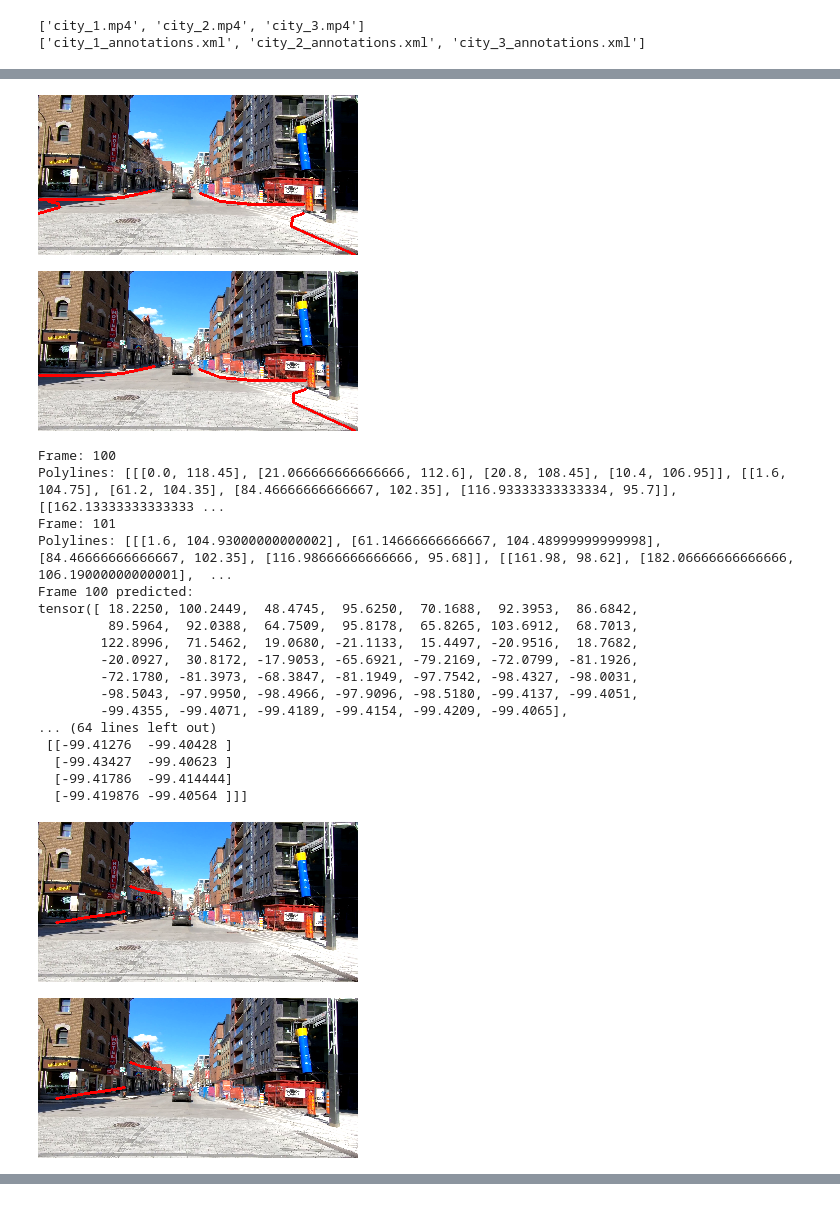
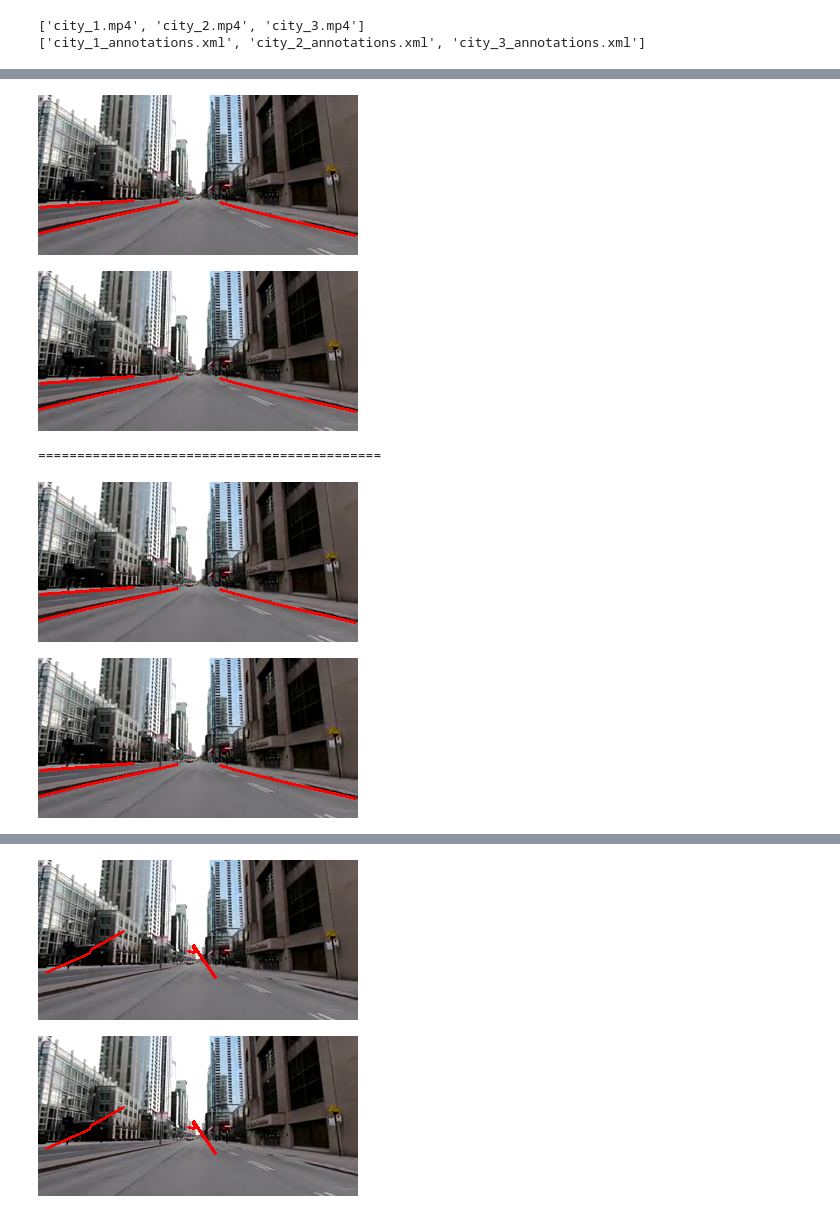
Before and after one commit to pAplakidis/OpenCRD, a Jupyter notebook: notebooks/train_test_re_colab.ipynb, the cells around one changed output, grey strips where cells are left out. Cells and saved outputs as stored; diff of their text form; code cells hidden in the pictures.

```diff
--- a/notebooks/train_test_re_colab.ipynb
+++ b/notebooks/train_test_re_colab.ipynb
@@ -528,15 +560,19 @@ class ResREDetector(nn.Module):
 def train(frames, annotations, model):
   #loss_function = nn.L1Loss().to(device) # mean absolute error
   loss_function = nn.MSELoss().to(device) # mean square error
+  #loss_function = nn.NLLLoss()  # TODO: NLL for loss (convert to Bayesian Network?), MSE for accuracy
+
   optim = torch.optim.Adam(model.parameters(), lr=0.01)  # TODO: try new learning rates (maybe increase the rate)
+  #optim = torch.optim.SGD(model.parameters(), lr=0.01, momentum=0)
 
   losses, accuracies = [], []
-  # TODO: try different BS and epochs
-  epochs = 11
+  # TODO: try different BS and epochs (lr=0.0001, epochs=500)
+  # for 0.001 epochs 500 no more than 150 is needed
+  epochs = 100
   BS = 128
 
   for epoch in range(epochs):
-    print("[+] Epoch", epoch)
+    print("[+] Epoch", epoch, "/", epochs)
     t = trange(0, len(frames)-BS, BS)
     epoch_losses = []
     for i in t:
@@ -545,13 +581,13 @@ def train(frames, annotations, model):
       Y_train = []
 
       rng = np.random.default_rng()
-      samp = rng.choice(len(frames), size=BS, replace=False)
+      samp = rng.choice(len(frames)-1, size=BS, replace=False)
       for j in samp:
         frame = frames[j]
         frame = np.moveaxis(frame, -1, 0) # [batch_size, channels, height, width]
         X_train.append(frame)
         flat_annot = serialize_polylines(annotations[j], model.n_coords, model.n_points, model.max_n_lines)
-        Y_train.append([flat_annot])
+        Y_train.append(flat_annot)
 
       """
       # NOTE: this might work better here, but it is not compatible with multitask learning
@@ -571,7 +607,10 @@ def train(frames, annotations, model):
       optim.zero_grad()
       out = model(X)
       #accuracy = (out == Y).float().mean()  # TODO: this might be wrong
-      loss = loss_function(out, Y)
+      #loss = loss_function(out, Y.long())
+      fit_loss = loss_function(out, Y)
+      complexity_loss = model.nn_kl_divergence()
+      loss = fit_loss + complexity_loss
       loss = loss.mean()
       loss.backward()
       optim.step()
@@ -580,7 +619,7 @@ def train(frames, annotations, model):
       loss = loss.item()
       #accuracy = accuracy.item()
       #losses.append(loss/100) # /100 so that we can see it in the graph
-      epoch_losses.append(loss/10000) # /10000 so that we can see it in the graph
+      epoch_losses.append(loss) # /10000 so that we can see it in the graph
       #accuracies.append(accuracy)
       #t.set_description("loss %.2f accuracy %.2f out %.2f" % (loss, accuracy, out.mean().item()))
       t.set_description("loss %.2f out %.2f" % (loss, out.mean().item()))
@@ -589,7 +628,8 @@ def train(frames, annotations, model):
     losses.append(np.array(epoch_losses).mean())
 
   # plot losses and accuracies
-  plt.ylim(-0.1, 1.1)
+  #plt.ylim(-1.0, 1.0)
+  plt.ylim(-1e+7, 1e+7)
   plot(losses)
   #plot(accuracies)
   #print(out)
@@ -602,10 +642,12 @@ if device.type == "cuda":
 #model = REDetector().to(device).train()
 model = ResREDetector(18, ResBlock, image_channels=3).to(device).train()
 
-for i in trange(0, len(video_files)):
+# TODO: check if we can overfit a small part of the data (if not, then need more layers)
+# NOTE: network might be bad cause of data (sometimes polylines[0] is not left road edge, which causes outliers)
+for i in trange(0, len(video_files) - 2):
   print("[~] Loading from files: %s , %s" % (base_dir+video_files[i], base_dir+annot_files[i]))
   frames, annotations = get_data(base_dir+video_files[i], base_dir+annot_files[i])
-  frames = conv_frames(frames)
+  frames = conv_frames(frames)  # TODO: convert all input videos to 320*160 so we don't have to waste time downscaling frames
   if i == 0:
     all_frames = frames
     all_annotations = annotations
@@ -674,9 +704,9 @@ def load_model(path):
   model.eval()
   print("Loaded model from", path)
   return model
-model_path = "/content/drive/MyDrive/OpenCRD_dataset/models/re_detector.pth"
+#model_path = "/content/drive/MyDrive/OpenCRD_dataset/models/re_detector.pth"
 #model_path = "/content/drive/MyDrive/OpenCRD_dataset/models/re_detector_nonrandom.pth"
-#model_path = "/content/drive/MyDrive/OpenCRD_dataset/models/re_detector_nonrandom_big.pth"
+model_path = "/content/drive/MyDrive/OpenCRD_dataset/models/re_detector_bayesian.pth"
 model = load_model(model_path).to(device)
 print(model)
 # %% [output]
@@ -709,63 +739,51 @@ def draw_polylines(frame, polylines):
     frame = cv2.polylines(frame, np.int32([polyline]), False, (0, 0, 255), 2)
   return frame
 
-eval_path = "/content/drive/MyDrive/OpenCRD_dataset/city_2.mp4"
+eval_path = "/content/drive/MyDrive/OpenCRD_dataset/city_1.mp4"
 annot_path = eval_path[:-4] + "_annotations.xml"
 
 frames, annotations = get_data(eval_path, annot_path)
-idx = 100
+idx = 900
 
+n_coords, n_points, max_n_lines = model.n_coords, model.n_points, model.max_n_lines
 frame1 = cv2.resize(cv2.cvtColor(frames[idx], cv2.COLOR_BGR2RGB), (W,H))
 frame2 = cv2.resize(cv2.cvtColor(frames[idx+1], cv2.COLOR_BGR2RGB), (W,H))
 eval_frame1 = cv2.resize(cv2.cvtColor(frames[idx], cv2.COLOR_BGR2RGB), (W,H))
 eval_frame2 = cv2.resize(cv2.cvtColor(frames[idx+1], cv2.COLOR_BGR2RGB), (W,H))
 cv2_imshow(draw_polylines(frame1, annotations[idx]))
 cv2_imshow(draw_polylines(frame2, annotations[idx+1]))
+print('============================================')
+cv2_imshow(draw_polylines(frame1, deserialize_polylines(serialize_polylines(annotations[idx], n_coords, n_points, max_n_lines), n_coords, n_points, max_n_lines)))
+cv2_imshow(draw_polylines(frame2, deserialize_polylines(serialize_polylines(annotations[idx+1], n_coords, n_points, max_n_lines), n_coords, n_points, max_n_lines)))
 print("Frame:", idx)
 print("Polylines:", annotations[idx])
 print("Frame:", idx+1)
 print("Polylines:", annotations[idx+1])
 
 # forward to model
 X_test1 = np.moveaxis(frame1, -1, 0)
 X_test2 = np.moveaxis(frame2, -1, 0)
 X_test = []
 X_test.append(X_test1)
 X_test.append(X_test2)
 X_test = np.array(X_test)
 X = torch.tensor(X_test).float().to(device)
 
 model.eval()
 Y_pred = model(X)
 print("Frame", idx, "predicted:")
 print(Y_pred[0])
 polylines1 = deserialize_polylines(Y_pred[0].cpu().detach().numpy(), model.n_coords, model.n_points, model.max_n_lines)
 print(polylines1)
 print("Frame", idx+1, "predicted:")
 print(Y_pred[1])
 polylines2 = deserialize_polylines(Y_pred[1].cpu().detach().numpy(), model.n_coords, model.n_points, model.max_n_lines)
 print(polylines2)
 cv2_imshow(draw_polylines(eval_frame1, polylines1))
 cv2_imshow(draw_polylines(eval_frame2, polylines2))
 # %% [output]
-[figure, old version]
+[figure, new version]
-[figure, old version]
+[figure, new version]
-Frame: 100
-Polylines: [[[0.0, 118.45], [21.066666666666666, 112.6], [20.8, 108.45], [10.4, 106.95]], [[1.6, 104.75], [61.2, 104.35], [84.46666666666667, 102.35], [116.93333333333334, 95.7]], [[162.13333333333333 ...
-Frame: 101
-Polylines: [[[1.6, 104.93000000000002], [61.14666666666667, 104.48999999999998], [84.46666666666667, 102.35], [116.98666666666666, 95.68]], [[161.98, 98.62], [182.06666666666666, 106.19000000000001],  ...
-Frame 100 predicted:
-tensor([ 18.2250, 100.2449,  48.4745,  95.6250,  70.1688,  92.3953,  86.6842,
-         89.5964,  92.0388,  64.7509,  95.8178,  65.8265, 103.6912,  68.7013,
-        122.8996,  71.5462,  19.0680, -21.1133,  15.4497, -20.9516,  18.7682,
-        -20.0927,  30.8172, -17.9053, -65.6921, -79.2169, -72.0799, -81.1926,
-        -72.1780, -81.3973, -68.3847, -81.1949, -97.7542, -98.4327, -98.0031,
-        -98.5043, -97.9950, -98.4966, -97.9096, -98.5180, -99.4137, -99.4051,
-        -99.4355, -99.4071, -99.4189, -99.4154, -99.4209, -99.4065],
-... (64 lines left out)
- [[-99.41276  -99.40428 ]
-  [-99.43427  -99.40623 ]
-  [-99.41786  -99.414444]
-  [-99.419876 -99.40564 ]]]
+============================================
-[figure, old version]
+[figure, new version]
-[figure, old version]
+[figure, new version]
@@ -771,0 +807,2 @@ tensor([ 18.2250, 100.2449,  48.4745,  95.6250,  70.1688,  92.3953,  86.6842,
+[figure, added]
+[figure, added]
```
Also changed, not shown: parts of 11 cells of this notebook, 1 other file.
